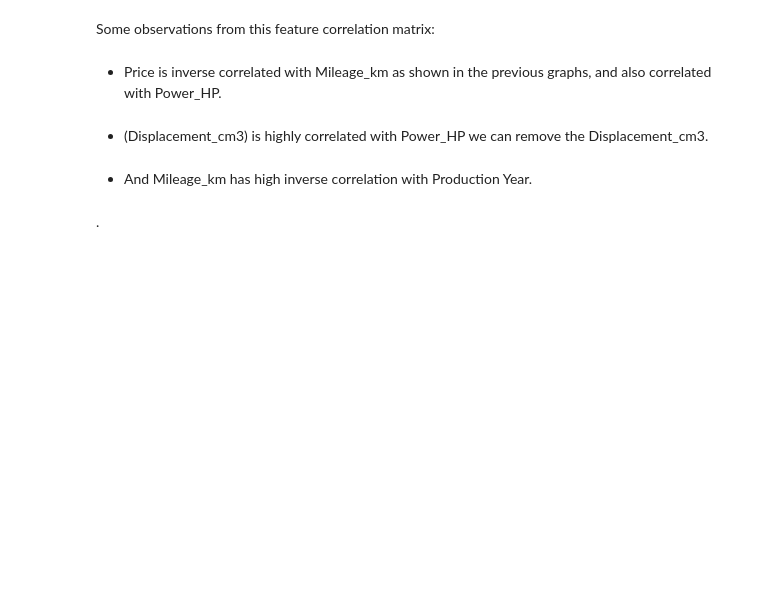
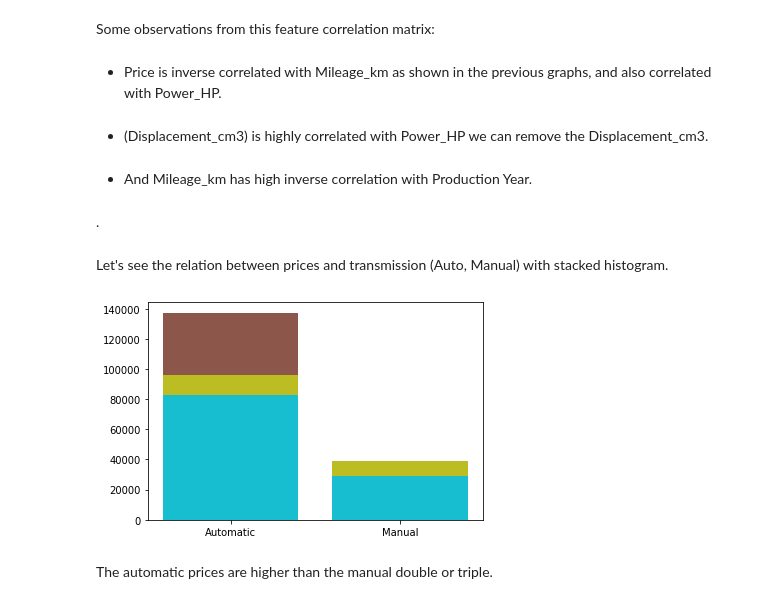
Before and after one commit to ssary/poland-cars-sales-EDA, a Jupyter notebook: Assignment1.ipynb, the cells around one changed output. Cells and saved outputs as stored; diff of their text form; code cells hidden in the pictures; blank space fills up the shorter version.

```diff
--- a/Assignment1.ipynb
+++ b/Assignment1.ipynb
@@ -481,3 +481,20 @@ Some observations from this feature correlation matrix:
 * And Mileage_km has high inverse correlation with Production Year.
 # %% [markdown]
 .
+# %% [markdown]
+Let's see the relation between prices and transmission (Auto, Manual) with stacked histogram.
+# %%
+figures = []
+
+for brand in brandsArray:
+    # get the current Brand
+    brandDf = grouped.get_group(brand)
+
+    automatic = brandDf.loc[brandDf['Transmission'] == 'Automatic']
+    manual = brandDf.loc[brandDf['Transmission'] == 'Manual']
+
+    plt.bar(['Automatic', 'Manual'], [automatic['Price'].mean(), manual['Price'].mean()])
+# %% [output]
+[figure, added]
+# %% [markdown]
+The automatic prices are higher than the manual double or triple.
```
Also changed, not shown: parts of 3 cells of this notebook.
